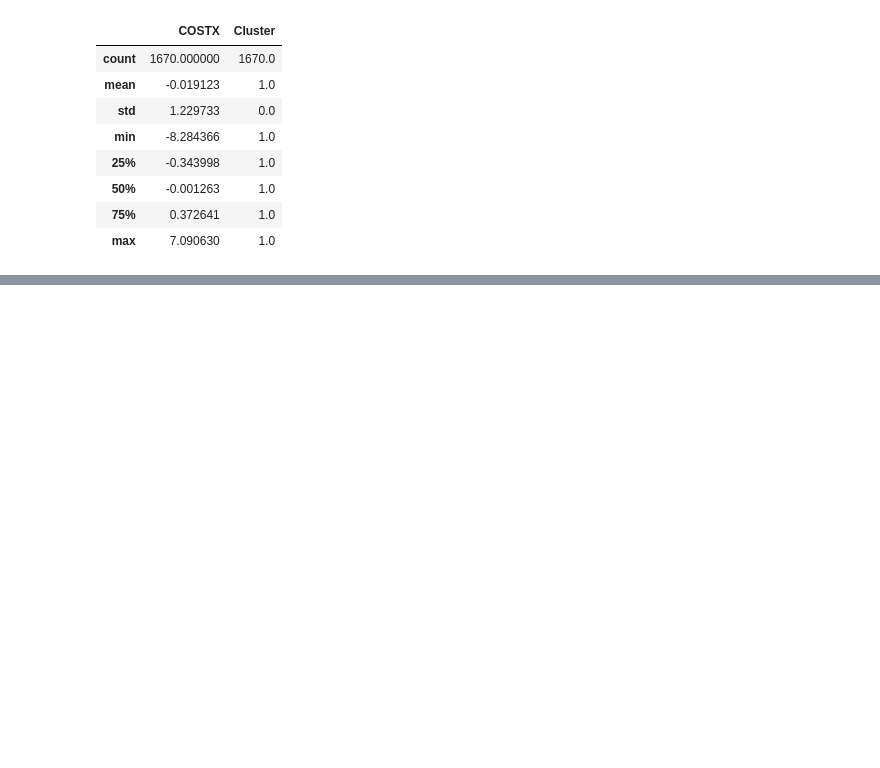
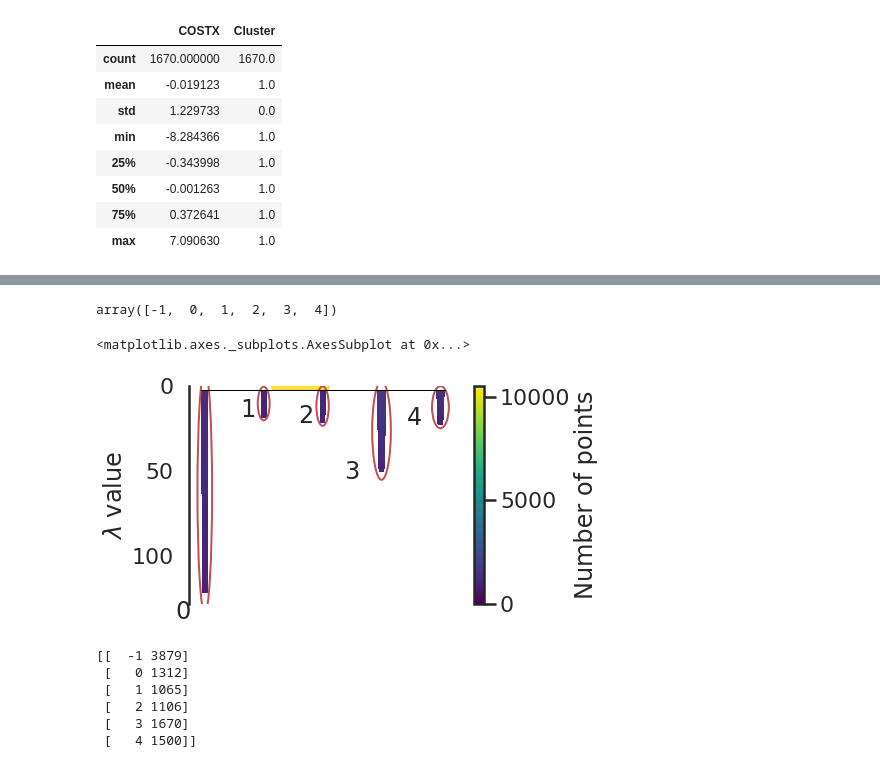
Before and after one commit to rjnakano/manejo-inventarios-pdg, a Jupyter notebook: Notebooks/TDGClusteringJerarquicoV1.ipynb, the cells around one changed output, grey strips where cells are left out. Drawn from its saved outputs; the diff is of its cells as text; code cells hidden in the pictures; blank space fills up the shorter version.

Commit message:
Ensayos adicionales HDBSCAN ("no muy exitosos")

```diff
--- a/Notebooks/TDGClusteringJerarquicoV1.ipynb
+++ b/Notebooks/TDGClusteringJerarquicoV1.ipynb
@@ -512,0 +598,9 @@ sns.barplot(x='Cluster', y='COSTX', data=dataNoDims2D[dataNoDims2D['Cluster']!=-
+# %%
+# Matriz de distancias de Gower
+gowerDistMatrix = gower.gower_matrix(dataNoDimsEst)
+# %%
+gowerDistMatrix = np.float64(gowerDistMatrix)
+# %%
+clusterer5 = hdbscan.HDBSCAN(metric='precomputed', min_cluster_size=1000)
+# %%
+clusterer5.fit(gowerDistMatrix)
@@ -512,0 +615,21 @@ sns.barplot(x='Cluster', y='COSTX', data=dataNoDims2D[dataNoDims2D['Cluster']!=-
+# %%
+np.unique(clusterer5.labels_)
+# %% [output]
+array([-1,  0,  1,  2,  3,  4])
+# %%
+# Línea larga = cluster 3
+clusterer5.condensed_tree_.plot(select_clusters = True, label_clusters=True)
+# %% [output]
+<matplotlib.axes._subplots.AxesSubplot at 0x...>
+[figure, added]
+# %%
+unique, counts = np.unique(clusterer5.labels_, return_counts=True)
+
+print(np.asarray((unique, counts)).T)
+# %% [output]
+[[  -1 3879]
+ [   0 1312]
+ [   1 1065]
+ [   2 1106]
+ [   3 1670]
+ [   4 1500]]
```
Also changed, not shown: parts of 64 cells of this notebook.
